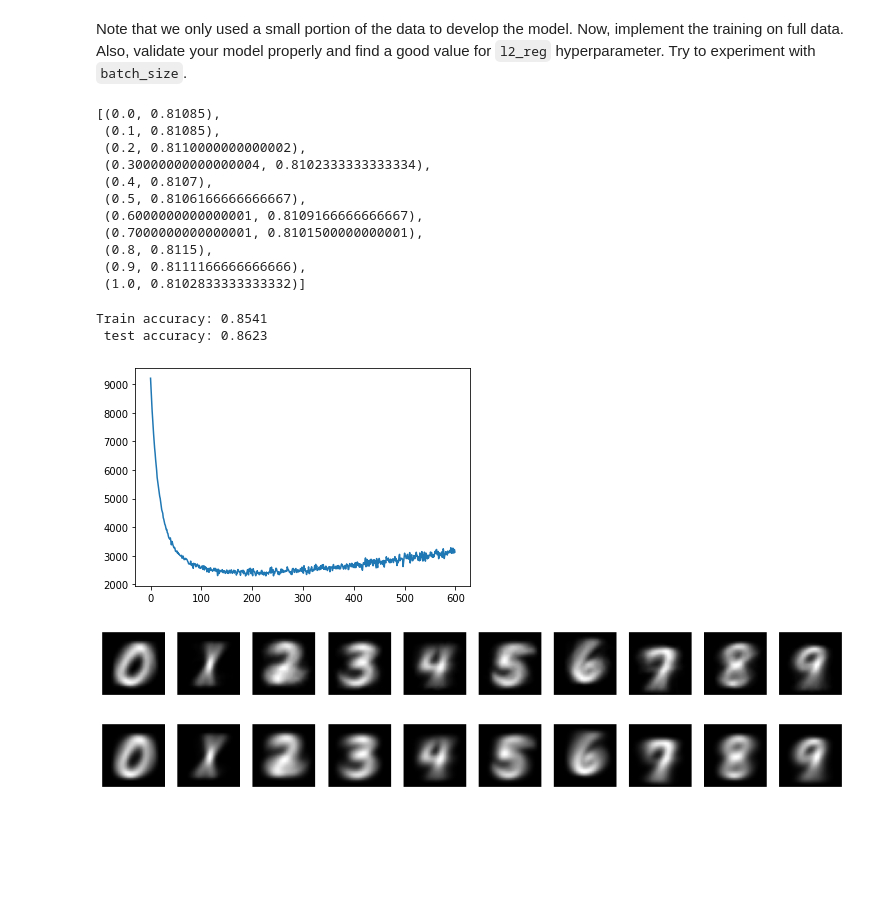
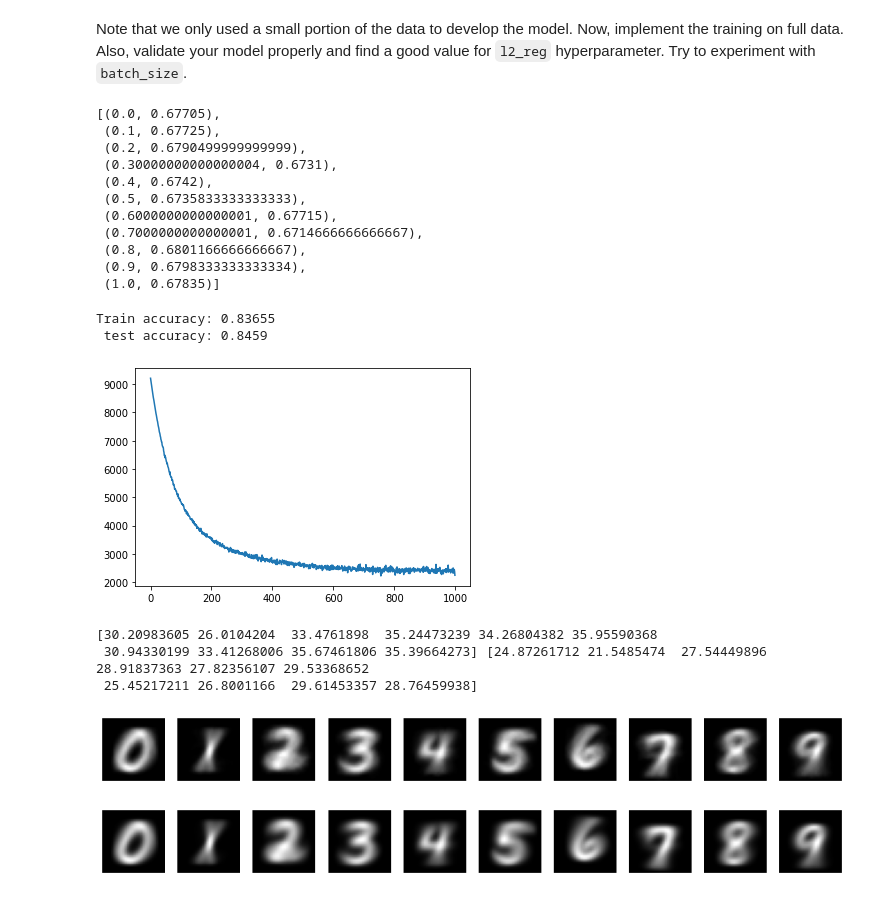
Before and after one commit to stiepan/MLCourse, a Jupyter notebook: softmax_(5).ipynb, the cells around one changed output. Saved outputs shown, nothing was run; the diff lists cells and outputs as text; code cells hidden in the pictures; blank space fills up the shorter version.

Commit message:
learning rate adjusted

```diff
--- a/softmax_(5).ipynb
+++ b/softmax_(5).ipynb
@@ -196,7 +196,7 @@ def train(xs, ys, l_rate, epochs, batch_size, l2_reg):
     batch_ys = ys[r_sample, :]
     loss, grad = compute_loss_and_gradients(ws, batch_xs, batch_ys, l2_reg)
     losses.append(loss)
-    ws -= lr * grad
+    ws -= l_rate * grad
   return ws, losses
 # %%
 def cv(xs, ys, k=5, shuffle=True):
@@ -237,32 +237,32 @@ l2rs = np.linspace(0, 1, 11)
 
 search_best_l2r(x_train, y_train, l2rs, 0.0000005, 60, 4000)
 # %% [output]
-[(0.0, 0.81085),
- (0.1, 0.81085),
- (0.2, 0.8110000000000002),
- (0.30000000000000004, 0.8102333333333334),
- (0.4, 0.8107),
- (0.5, 0.8106166666666667),
- (0.6000000000000001, 0.8109166666666667),
- (0.7000000000000001, 0.8101500000000001),
- (0.8, 0.8115),
- (0.9, 0.8111166666666666),
- (1.0, 0.8102833333333332)]
+[(0.0, 0.67705),
+ (0.1, 0.67725),
+ (0.2, 0.6790499999999999),
+ (0.30000000000000004, 0.6731),
+ (0.4, 0.6742),
+ (0.5, 0.6735833333333333),
+ (0.6000000000000001, 0.67715),
+ (0.7000000000000001, 0.6714666666666667),
+ (0.8, 0.6801166666666667),
+ (0.9, 0.6798333333333334),
+ (1.0, 0.67835)]
 # %%
 # use lambda to riedge regression chosen with cross validation
-ws, losses = train(x_train, y_train, 0.00000005, 600, 4000, 0.8)
+ws, losses = train(x_train, y_train, 0.000005, 1000, 4000, 0.8)
 
 plt.plot(losses)
 
 print("Train accuracy: {}\n test accuracy: {}".format(
     accuracy(y_train, x_train, ws),
     accuracy(y_test, x_test, ws),
   )
 )
 # %% [output]
-Train accuracy: 0.8541
- test accuracy: 0.8623
+Train accuracy: 0.83655
+ test accuracy: 0.8459
-[figure, old version]
+[figure, new version]
 # %%
 # Subset with 0.5 training vs whole set (batch) training with lambda=0.8
 
@@ -279,6 +279,12 @@ fig.set_size_inches(15, 15)
 for i, s in enumerate(subplots.flatten()):
     s.imshow(np.reshape(np.array(ws[:, i]), [28, 28]), cmap='gray')
     s.axis('off')
+
+
+print((weights ** 2).sum(axis=0), (ws ** 2).sum(axis=0))
 # %% [output]
+[30.20983605 26.0104204  33.4761898  35.24473239 34.26804382 35.95590368
+ 30.94330199 33.41268006 35.67461806 35.39664273] [24.87261712 21.5485474  27.54449896 28.91837363 27.82356107 29.53368652
+ 25.45217211 26.8001166  29.61453357 28.76459938]
 [figure]
 [figure]
```
